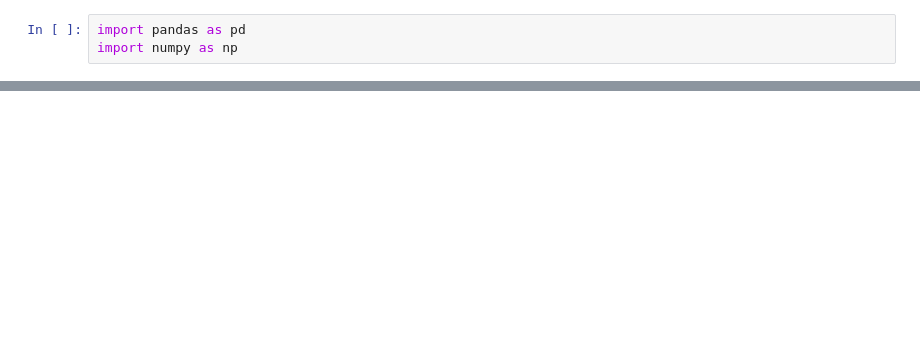
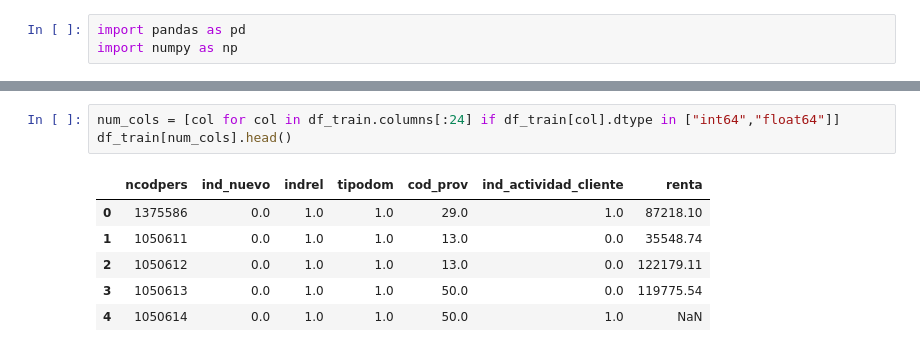
Before and after one commit to Hayaa6211/Kaggle_satander, a Jupyter notebook: 1-1.ipynb, the cells around one changed output, grey strips where cells are left out. Cells and saved outputs as stored; diff of their text form; blank space fills up the shorter version.

```diff
--- a/1-1.ipynb
+++ b/1-1.ipynb
@@ -7,0 +15,10 @@ FileNotFoundError: [Errno 2] No such file or directory: 'train_ver2.csv'
+# %%
+num_cols = [col for col in df_train.columns[:24] if df_train[col].dtype in ["int64","float64"]]
+df_train[num_cols].head()
+# %% [output]
+|  | ncodpers | ind_nuevo | indrel | tipodom | cod_prov | ind_actividad_cliente | renta |
+| 0 | 1375586 | 0.0 | 1.0 | 1.0 | 29.0 | 1.0 | 87218.10 |
+| 1 | 1050611 | 0.0 | 1.0 | 1.0 | 13.0 | 0.0 | 35548.74 |
+| 2 | 1050612 | 0.0 | 1.0 | 1.0 | 13.0 | 0.0 | 122179.11 |
+| 3 | 1050613 | 0.0 | 1.0 | 1.0 | 50.0 | 0.0 | 119775.54 |
+| 4 | 1050614 | 0.0 | 1.0 | 1.0 | 50.0 | 1.0 | NaN |
```
Also changed, not shown: parts of 6 cells of this notebook, 1 other file.
